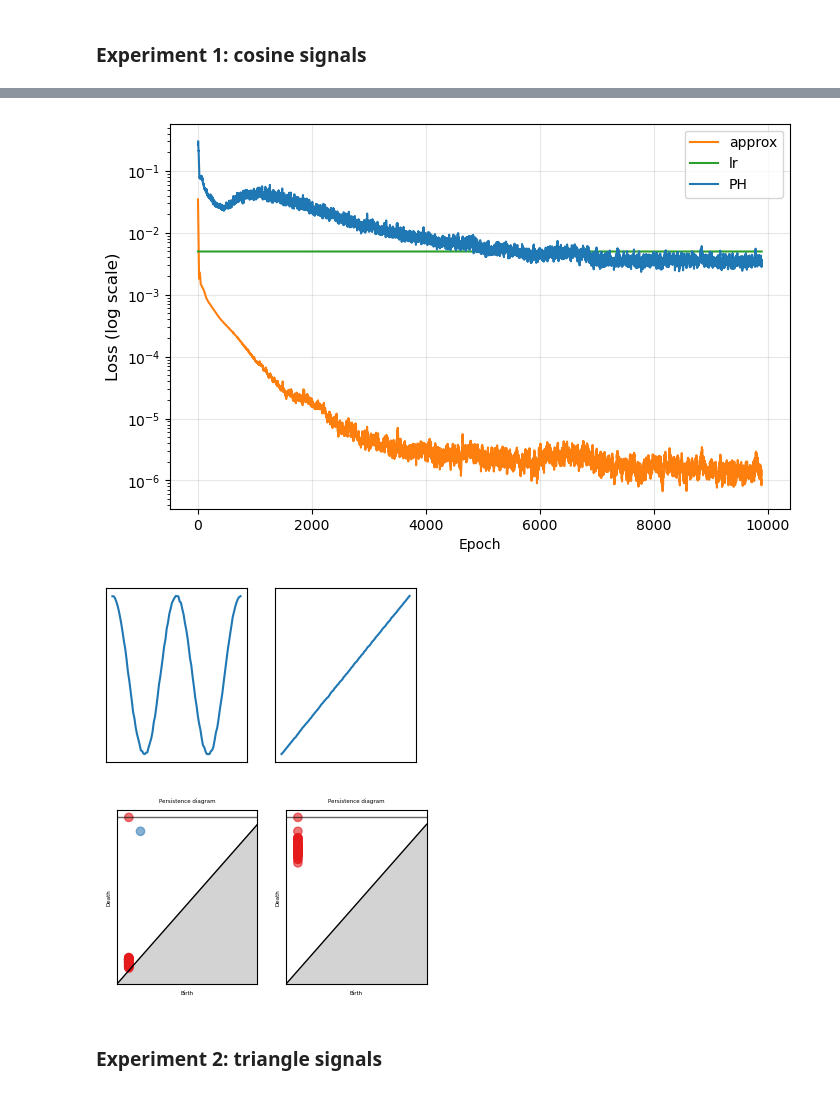
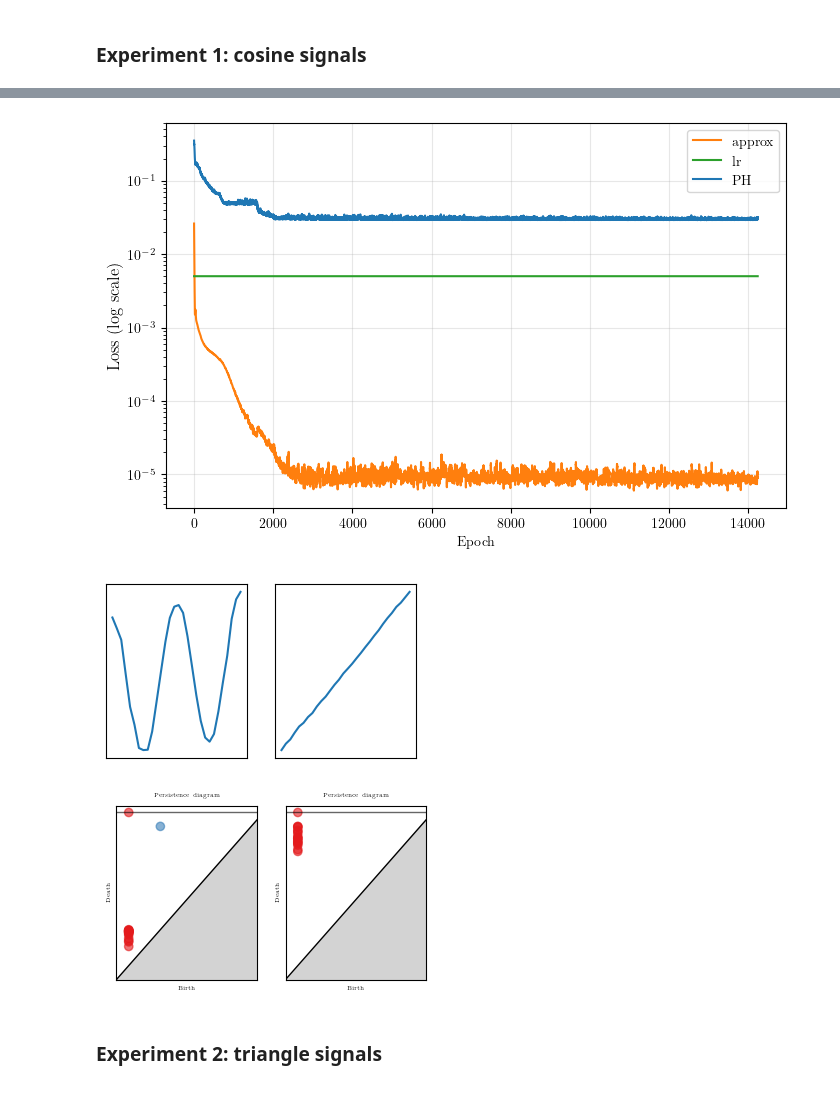
Before and after one commit to shizuo-kaji/TopNMF, a Jupyter notebook: notebook/1DSignal.ipynb, the cells around one changed output, grey strips where cells are left out. Saved outputs shown, nothing was run; the diff lists cells and outputs as text; code cells hidden in the pictures.

```diff
--- a/notebook/1DSignal.ipynb
+++ b/notebook/1DSignal.ipynb
@@ -37,15 +34,14 @@ Use time-delay embedding to lift 1-D signals into a point cloud, then apply Viet
 ### Experiment 1: cosine signals
 # %%
 np.random.seed(42)
-t = create_time_array(start=0, stop=2 * np.pi, n_points=100)
+t = np.linspace(0, 2 * np.pi, 30)
 
-signals_dict_1 = generate_signals(t)
-signals_dict_1 = normalize_signals(signals_dict_1, method="max")
+X_cos = np.vstack([np.cos(2 * t) + t + 1,0.5 * np.cos(2 * t) + 2 * t + 0.5])
+X_cos = X_cos / np.max(np.abs(X_cos), axis=1, keepdims=True)
 
-X_cos = np.vstack(list(signals_dict_1.values()))
-print(f"Experiment 1: {X_cos.shape[0]} signals, {X_cos.shape[1]} samples")
+num_signals = len(X_cos)
 
-fig, axes = plt.subplots(1, 2, figsize=(6, 3))
+fig, axes = plt.subplots(1, num_signals, figsize=(3*num_signals, 3))
 fig.suptitle("Input signals -- Experiment 1 (cosine)", fontsize=16)
 for i, ax in enumerate(axes):
     ax.plot(t, X_cos[i], linewidth=2, color="tab:blue")
@@ -61,39 +56,40 @@ Experiment 1: 2 signals, 100 samples
 # %%
-n_components_rips = 2
+# Vietoris-Rips persistence via time-delay embedding
+n_components = 2
 
-# Vietoris-Rips persistence via time-delay embedding (default complex)
 model_cos = TopologicalNMF(
-    n_components=n_components_rips,
+    n_components=n_components,
     device=device,
     random_state=42,
     use_embedding=True,
 )
 
 monitor_cos = FitMonitor(
     show=["loss", "basis", "PH"],
     interval=10,
-    grid=(1, 2),
+    grid=(1, n_components),
 )
 
 # target_periodicity=[1.0, None] forces the first basis to be periodic
 model_cos.fit(
     X_cos,
-    n_iterations=10000,
+    n_iterations=15000,
     lr=0.005,
     lambda_apx=1.0,
-    lambda_top=0.001,
+    lambda_top=0.005,
     target_periodicity=[1.0, None],
-    M=4,
+    start_epoch_topological=0,
+    embedding_dim=4,
     init_method="nndsvda",
     verbose=True,
     monitor=monitor_cos,
 )
 
 plt.close("all")
 # %% [output]
-[figure, old version]
+[figure, new version]
-[figure, old version]
+[figure, new version]
-[figure, old version]
+[figure, new version]
 # %% [markdown]
 ### Experiment 2: triangle signals
 # %%
```
Also changed, not shown: parts of 11 cells of this notebook, 6 other files.
